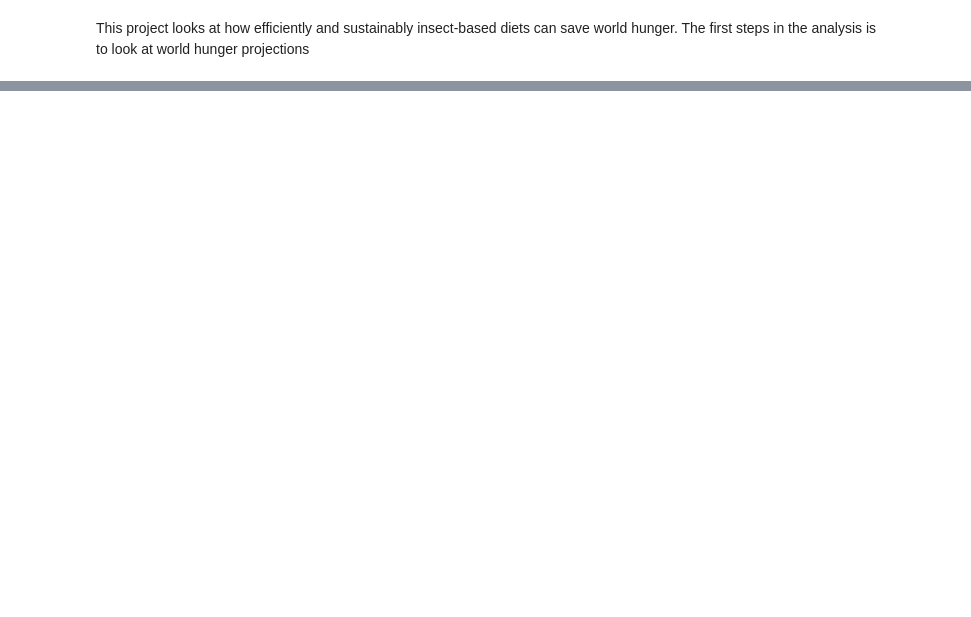
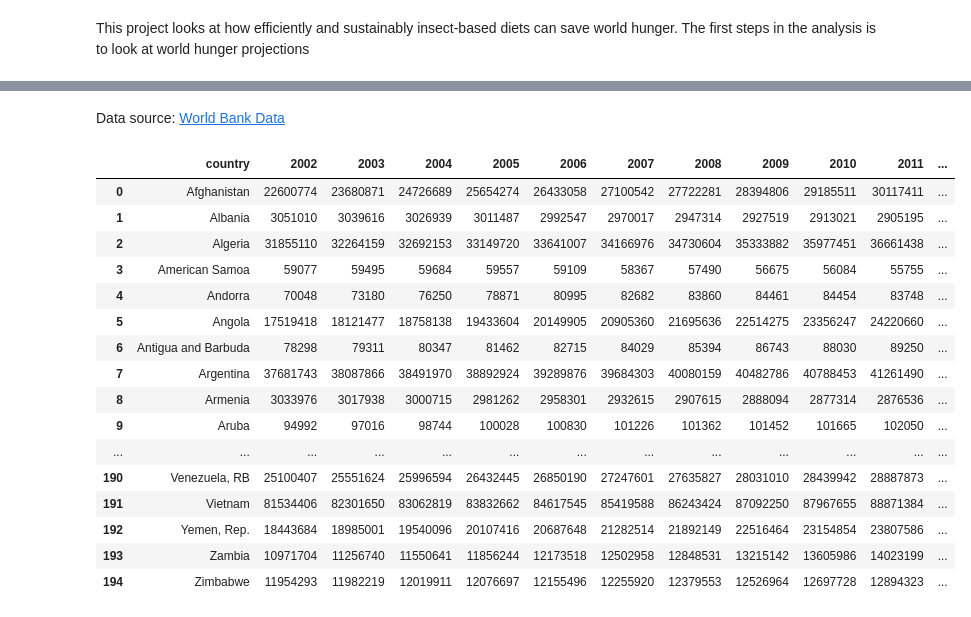
Before and after one commit to areenaarora/insects_in_diet, a Jupyter notebook: world-hunger.ipynb, the cells around one changed output, grey strips where cells are left out. Cells and saved outputs as stored; diff of their text form; code cells hidden in the pictures; blank space fills up the shorter version.

Commit message:
Updated hunger and nutrition data

```diff
--- a/world-hunger.ipynb
+++ b/world-hunger.ipynb
@@ -9,3 +3,41 @@ df = pd.read_excel('Number_of_undernourish_people__millions_.xlsx')
+# %% [markdown]
+Data source: [World Bank Data](https://databank.worldbank.org/source/health-nutrition-and-population-statistics#)
+# %%
+import pandas as pd
+pd.set_option("display.max_rows", None)
+pd.set_option("display.max_columns", None)
+# %%
+df = pd.read_csv('world-hunger-data.csv')
+# %%
+df['2012'] = df['2012'].astype(float, errors = 'raise')
+df['2013'] = df['2013'].astype(float, errors = 'raise')
+df['2014'] = df['2014'].astype(float, errors = 'raise')
+df['2015'] = df['2015'].astype(float, errors = 'raise')
+df['2016'] = df['2016'].astype(float, errors = 'raise')
+df['2017'] = df['2017'].astype(float, errors = 'raise')
+df['2018'] = df['2018'].astype(float, errors = 'raise')
+df['2019'] = df['2019'].astype(float, errors = 'raise')
+df['2020'] = df['2020'].astype(float, errors = 'raise')
+# %%
+df
+# %% [output]
+|  | country | 2002 | 2003 | 2004 | 2005 | 2006 | 2007 | 2008 | 2009 | 2010 | 2011 | ... |
+| 0 | Afghanistan | 22600774 | 23680871 | 24726689 | 25654274 | 26433058 | 27100542 | 27722281 | 28394806 | 29185511 | 30117411 | ... |
+| 1 | Albania | 3051010 | 3039616 | 3026939 | 3011487 | 2992547 | 2970017 | 2947314 | 2927519 | 2913021 | 2905195 | ... |
+| 2 | Algeria | 31855110 | 32264159 | 32692153 | 33149720 | 33641007 | 34166976 | 34730604 | 35333882 | 35977451 | 36661438 | ... |
+| 3 | American Samoa | 59077 | 59495 | 59684 | 59557 | 59109 | 58367 | 57490 | 56675 | 56084 | 55755 | ... |
+| 4 | Andorra | 70048 | 73180 | 76250 | 78871 | 80995 | 82682 | 83860 | 84461 | 84454 | 83748 | ... |
+| 5 | Angola | 17519418 | 18121477 | 18758138 | 19433604 | 20149905 | 20905360 | 21695636 | 22514275 | 23356247 | 24220660 | ... |
+| 6 | Antigua and Barbuda | 78298 | 79311 | 80347 | 81462 | 82715 | 84029 | 85394 | 86743 | 88030 | 89250 | ... |
+| 7 | Argentina | 37681743 | 38087866 | 38491970 | 38892924 | 39289876 | 39684303 | 40080159 | 40482786 | 40788453 | 41261490 | ... |
+| 8 | Armenia | 3033976 | 3017938 | 3000715 | 2981262 | 2958301 | 2932615 | 2907615 | 2888094 | 2877314 | 2876536 | ... |
+| 9 | Aruba | 94992 | 97016 | 98744 | 100028 | 100830 | 101226 | 101362 | 101452 | 101665 | 102050 | ... |
+| ... | ... | ... | ... | ... | ... | ... | ... | ... | ... | ... | ... | ... |
+| 190 | Venezuela, RB | 25100407 | 25551624 | 25996594 | 26432445 | 26850190 | 27247601 | 27635827 | 28031010 | 28439942 | 28887873 | ... |
+| 191 | Vietnam | 81534406 | 82301650 | 83062819 | 83832662 | 84617545 | 85419588 | 86243424 | 87092250 | 87967655 | 88871384 | ... |
+| 192 | Yemen, Rep. | 18443684 | 18985001 | 19540096 | 20107416 | 20687648 | 21282514 | 21892149 | 22516464 | 23154854 | 23807586 | ... |
+| 193 | Zambia | 10971704 | 11256740 | 11550641 | 11856244 | 12173518 | 12502958 | 12848531 | 13215142 | 13605986 | 14023199 | ... |
+| 194 | Zimbabwe | 11954293 | 11982219 | 12019911 | 12076697 | 12155496 | 12255920 | 12379553 | 12526964 | 12697728 | 12894323 | ... |
 # %%
 df.dtypes
 # %% [output]
```
Also changed, not shown: parts of 9 cells of this notebook, 7 other files.
